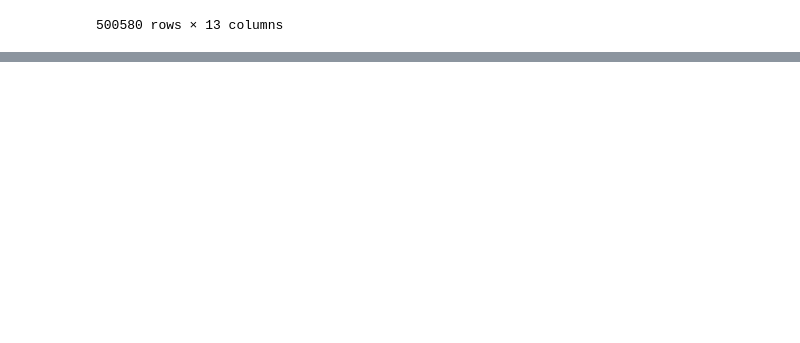
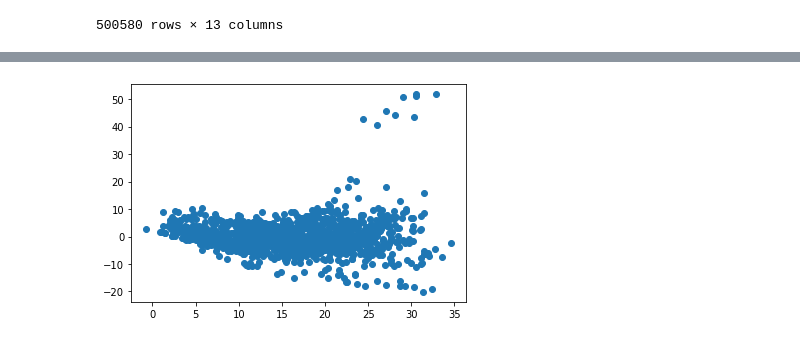
Before and after one commit to ayakkala1/Project-1-Data-401, a Jupyter notebook: anish/Iowa Alc Sales EDA.ipynb, the cells around one changed output, grey strips where cells are left out. Cells and saved outputs as stored; diff of their text form; code cells hidden in the pictures; blank space fills up the shorter version.

```diff
--- a/anish/Iowa Alc Sales EDA.ipynb
+++ b/anish/Iowa Alc Sales EDA.ipynb
@@ -168,0 +213,4 @@ qqplot(b, X_train[DEP_VARS], y_train)
+# %%
+resid_vs_fit(b, X_train[DEP_VARS], y_train)
+# %% [output]
+[figure, added]
```
Also changed, not shown: parts of 16 cells of this notebook.
